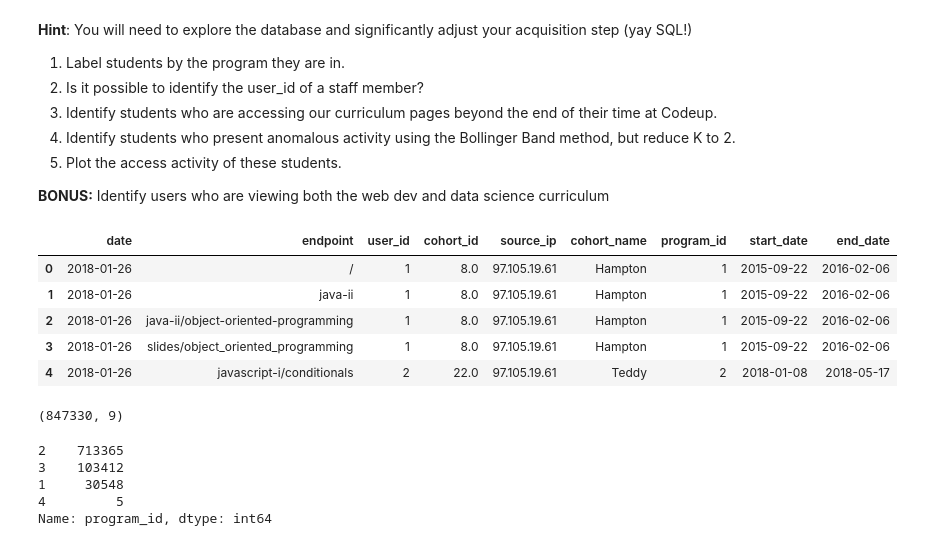
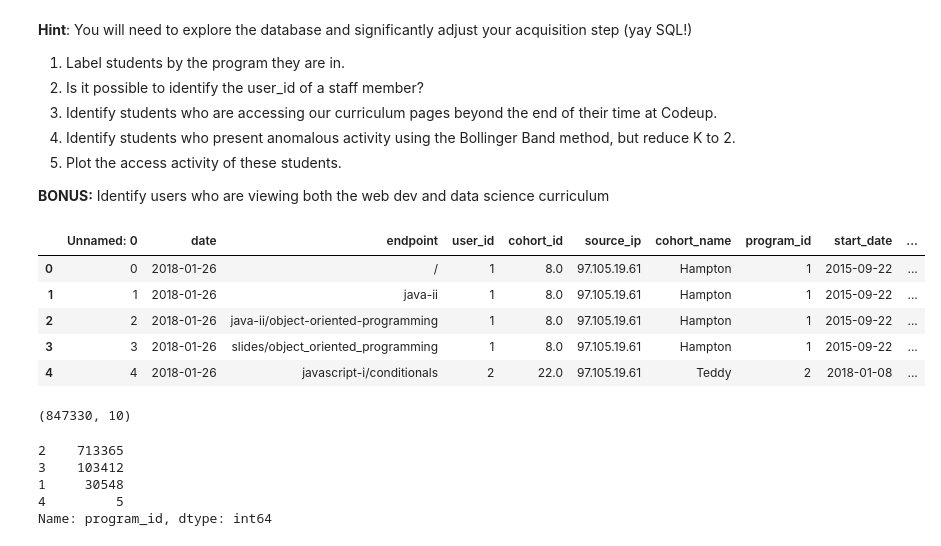
Before and after one commit to brianclements03/anomoly_detection, a Jupyter notebook: time_series_anomaly_detection.ipynb, the cells around one changed output. Cells and saved outputs as stored; diff of their text form; code cells hidden in the pictures.

```diff
--- a/time_series_anomaly_detection.ipynb
+++ b/time_series_anomaly_detection.ipynb
@@ -23,31 +23,34 @@ The dataset for these exercises lives in the Codeup Data Science MySQL Server. T
 
 **BONUS:** Identify users who are viewing both the web dev and data science curriculum
 # %%
-url = f'mysql+pymysql://{env.user}:{env.password}@{env.host}/curriculum_logs'
-query = '''
-SELECT date,
-path as endpoint,
-user_id,
-cohort_id,
-ip as source_ip,
-name as cohort_name,
-program_id,
-start_date,
-end_date
-FROM curriculum_logs.logs as l
-JOIN curriculum_logs.cohorts as c ON c.id = l.cohort_id;
-'''
-df = pd.read_sql(query, url)
+# write some code to check if there is a csv and utilize it please
+# url = f'mysql+pymysql://{env.user}:{env.password}@{env.host}/curriculum_logs'
+# query = '''
+# SELECT date,
+# path as endpoint,
+# user_id,
+# cohort_id,
+# ip as source_ip,
+# name as cohort_name,
+# program_id,
+# start_date,
+# end_date
+# FROM curriculum_logs.logs as l
+# JOIN curriculum_logs.cohorts as c ON c.id = l.cohort_id;
+# '''
+# df = pd.read_sql(query, url)
+
+df = pd.read_csv('log_df.csv')
 df.head()
 # %% [output]
-|  | date | endpoint | user_id | cohort_id | source_ip | cohort_name | program_id | start_date | end_date |
-| 0 | 2018-01-26 | / | 1 | 8.0 | 97.105.19.61 | Hampton | 1 | 2015-09-22 | 2016-02-06 |
-| 1 | 2018-01-26 | java-ii | 1 | 8.0 | 97.105.19.61 | Hampton | 1 | 2015-09-22 | 2016-02-06 |
-| 2 | 2018-01-26 | java-ii/object-oriented-programming | 1 | 8.0 | 97.105.19.61 | Hampton | 1 | 2015-09-22 | 2016-02-06 |
-| 3 | 2018-01-26 | slides/object_oriented_programming | 1 | 8.0 | 97.105.19.61 | Hampton | 1 | 2015-09-22 | 2016-02-06 |
-| 4 | 2018-01-26 | javascript-i/conditionals | 2 | 22.0 | 97.105.19.61 | Teddy | 2 | 2018-01-08 | 2018-05-17 |
+|  | Unnamed: 0 | date | endpoint | user_id | cohort_id | source_ip | cohort_name | program_id | start_date | ... |
+| 0 | 0 | 2018-01-26 | / | 1 | 8.0 | 97.105.19.61 | Hampton | 1 | 2015-09-22 | ... |
+| 1 | 1 | 2018-01-26 | java-ii | 1 | 8.0 | 97.105.19.61 | Hampton | 1 | 2015-09-22 | ... |
+| 2 | 2 | 2018-01-26 | java-ii/object-oriented-programming | 1 | 8.0 | 97.105.19.61 | Hampton | 1 | 2015-09-22 | ... |
+| 3 | 3 | 2018-01-26 | slides/object_oriented_programming | 1 | 8.0 | 97.105.19.61 | Hampton | 1 | 2015-09-22 | ... |
+| 4 | 4 | 2018-01-26 | javascript-i/conditionals | 2 | 22.0 | 97.105.19.61 | Teddy | 2 | 2018-01-08 | ... |
 # %%
 df.shape
 # %% [output]
-(847330, 9)
+(847330, 10)
 # %%
```
Also changed, not shown: parts of 10 cells of this notebook.
